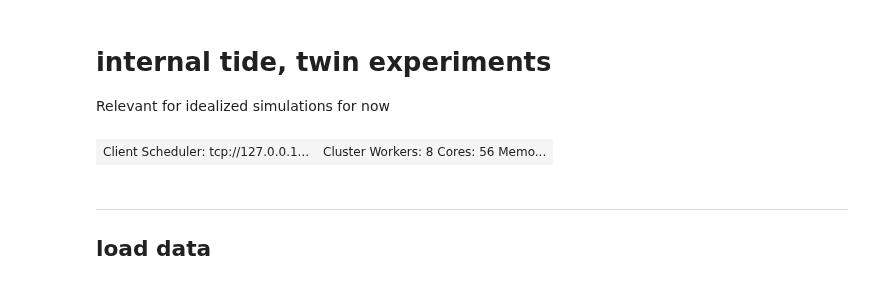
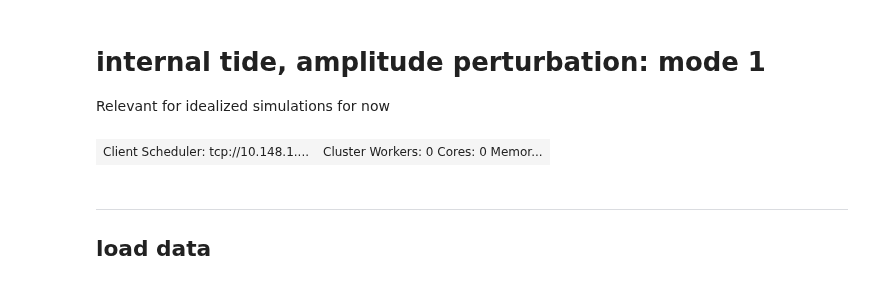
Before and after one commit to apatlpo/itide_ops, a Jupyter notebook: pertubations/itide_twins_m1.ipynb, the cells around one changed output. Drawn from its saved outputs; the diff is of its cells as text; code cells hidden in the pictures.

```diff
--- a/pertubations/itide_twins_m1.ipynb
+++ b/pertubations/itide_twins_m1.ipynb
@@ -1,5 +1,5 @@
 # %% [markdown]
-# internal tide, twin experiments
+# internal tide, amplitude perturbation: mode 1
 
 Relevant for idealized simulations for now
 # %%
@@ -12,16 +12,16 @@ import crocosi.postp as pp
 # %%
 from dask.distributed import Client, LocalCluster
 #
-cluster = LocalCluster()
+#cluster = LocalCluster()
 #
-#from dask_jobqueue import PBSCluster
-#cluster = PBSCluster()
-#w = cluster.scale(28*1)
+from dask_jobqueue import PBSCluster
+cluster = PBSCluster()
+w = cluster.scale(28*4)
 #
 client = Client(cluster)
 client
 # %% [output]
-| Client Scheduler: tcp://127.0.0.1... | Cluster Workers: 8 Cores: 56 Memo... |
+| Client Scheduler: tcp://10.148.1.... | Cluster Workers: 0 Cores: 0 Memor... |
 # %% [markdown]
 ---
 
```
Also changed, not shown: parts of 9 cells of this notebook, 4 other files.
